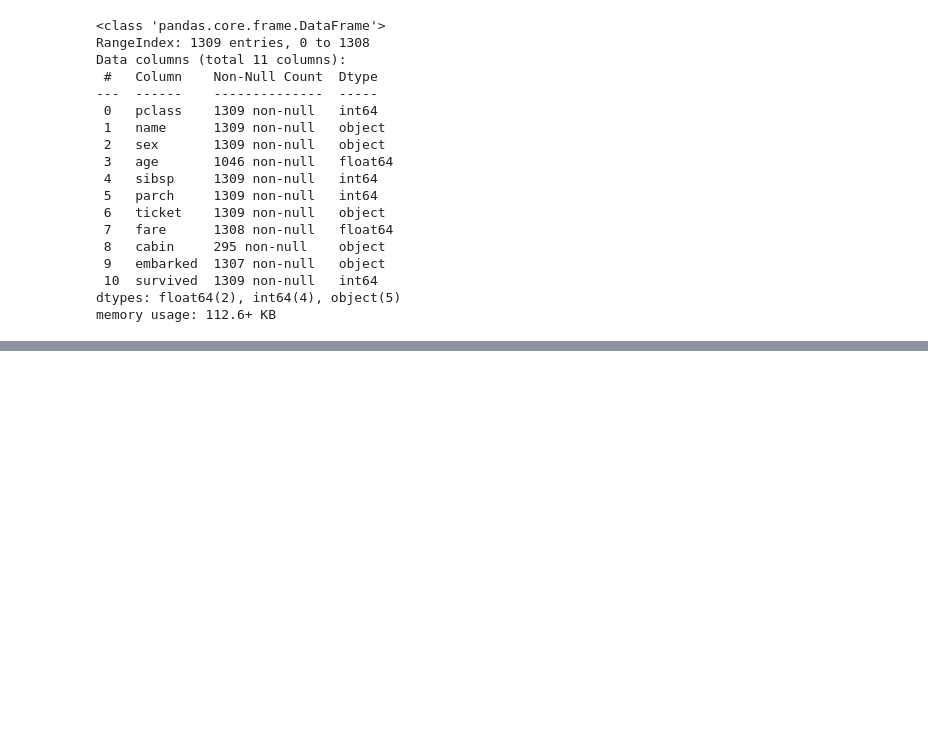
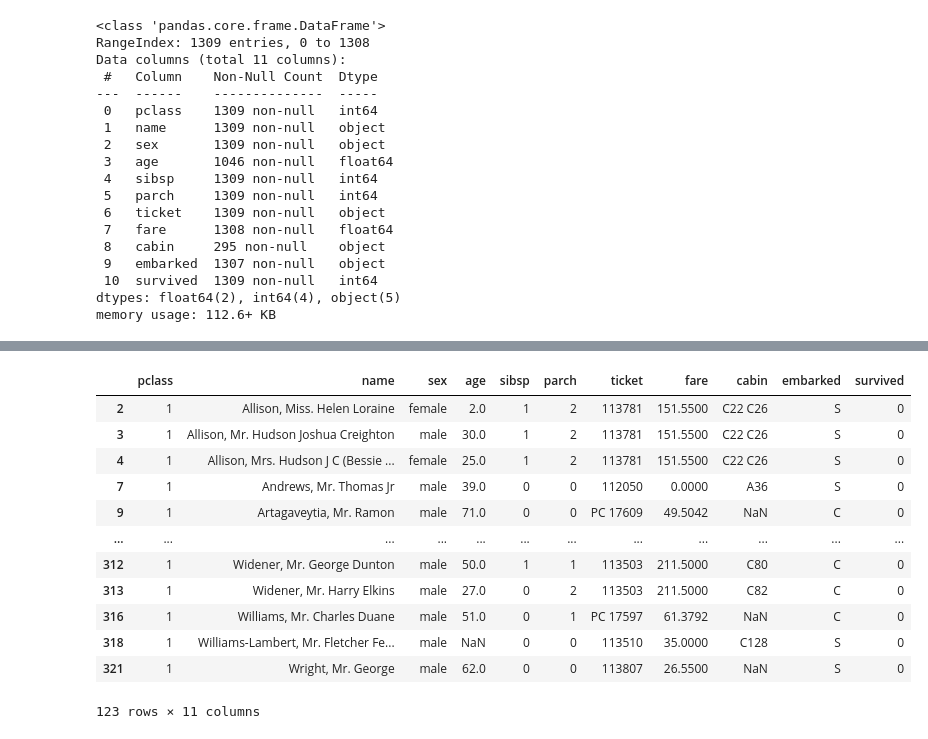
Before and after one commit to syed-khader/learning-python-libraries, a Jupyter notebook: pandasforgithub.ipynb, the cells around one changed output, grey strips where cells are left out. Cells and saved outputs as stored; diff of their text form; code cells hidden in the pictures; blank space fills up the shorter version.

```diff
--- a/pandasforgithub.ipynb
+++ b/pandasforgithub.ipynb
@@ -501,0 +536,19 @@ memory usage: 112.6+ KB
+# %%
+#passengers who died in pclass 1
+
+died_in_p1=p_class_1[df['survived']==0]
+died_in_p1
+# %% [output]
+|  | pclass | name | sex | age | sibsp | parch | ticket | fare | cabin | embarked | survived |
+| 2 | 1 | Allison, Miss. Helen Loraine | female | 2.0 | 1 | 2 | 113781 | 151.5500 | C22 C26 | S | 0 |
+| 3 | 1 | Allison, Mr. Hudson Joshua Creighton | male | 30.0 | 1 | 2 | 113781 | 151.5500 | C22 C26 | S | 0 |
+| 4 | 1 | Allison, Mrs. Hudson J C (Bessie ... | female | 25.0 | 1 | 2 | 113781 | 151.5500 | C22 C26 | S | 0 |
+| 7 | 1 | Andrews, Mr. Thomas Jr | male | 39.0 | 0 | 0 | 112050 | 0.0000 | A36 | S | 0 |
+| 9 | 1 | Artagaveytia, Mr. Ramon | male | 71.0 | 0 | 0 | PC 17609 | 49.5042 | NaN | C | 0 |
+| ... | ... | ... | ... | ... | ... | ... | ... | ... | ... | ... | ... |
+| 312 | 1 | Widener, Mr. George Dunton | male | 50.0 | 1 | 1 | 113503 | 211.5000 | C80 | C | 0 |
+| 313 | 1 | Widener, Mr. Harry Elkins | male | 27.0 | 0 | 2 | 113503 | 211.5000 | C82 | C | 0 |
+| 316 | 1 | Williams, Mr. Charles Duane | male | 51.0 | 0 | 1 | PC 17597 | 61.3792 | NaN | C | 0 |
+| 318 | 1 | Williams-Lambert, Mr. Fletcher Fe... | male | NaN | 0 | 0 | 113510 | 35.0000 | C128 | S | 0 |
+| 321 | 1 | Wright, Mr. George | male | 62.0 | 0 | 0 | 113807 | 26.5500 | NaN | S | 0 |
+123 rows × 11 columns
```
Also changed, not shown: parts of 12 cells of this notebook.
